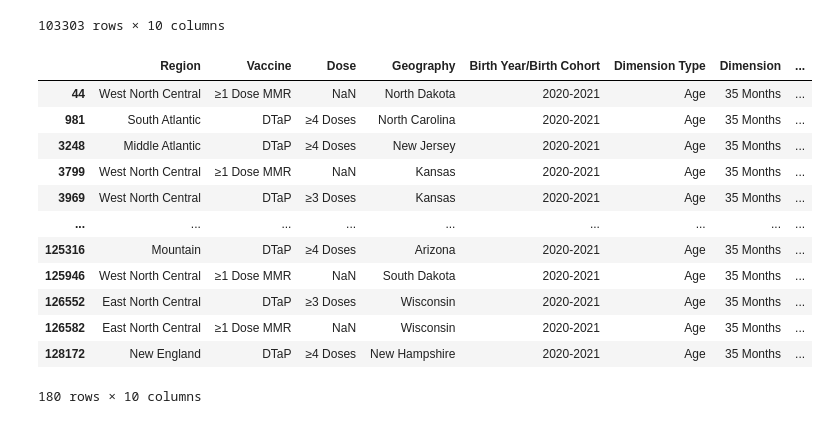
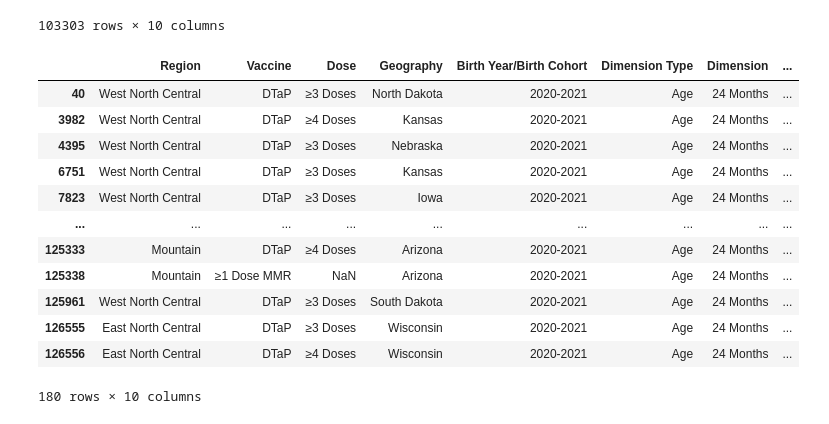
Before and after one commit to Khoi-cpu/RNN_COVID_GROUP, a Jupyter notebook: y.MMR.DTaP.ipynb, the cells around one changed output. Saved outputs shown, nothing was run; the diff lists cells and outputs as text; code cells hidden in the pictures.

```diff
--- a/y.MMR.DTaP.ipynb
+++ b/y.MMR.DTaP.ipynb
@@ -110,36 +110,36 @@ df
 # %%
 # Filter the DataFrame to only include rows where:
 # - 'Vaccine' is 'DTaP' and 'MMR'
 # - 'Birth Cohort' is '2020-2021'
 
 # Create df_filtered based on conditions in the 'Vaccine' and 'Birth Year/Birth Cohort' columns
 df_filtered = df[
     (df['Vaccine'].isin(['DTaP','≥1 Dose MMR'])) &
     (df['Birth Year/Birth Cohort'] == '2020-2021') &
-    (df['Dimension'] =='35 Months')
+    (df['Dimension'] =='24 Months')
 
     ]
 
 # Rename the column 'Estimate (%)' to 'Estimated Percentage' in df_filtered
 df_filtered = df_filtered.rename(columns={'Estimate (%)': 'Estimated_Percentage'})
 
 # Exclude rows where 'Region' is NaN
 df_filtered = df_filtered.dropna(subset=['Region'])
 
 df_filtered
 # %% [output]
 |  | Region | Vaccine | Dose | Geography | Birth Year/Birth Cohort | Dimension Type | Dimension | ... |
-| 44 | West North Central | ≥1 Dose MMR | NaN | North Dakota | 2020-2021 | Age | 35 Months | ... |
-| 981 | South Atlantic | DTaP | ≥4 Doses | North Carolina | 2020-2021 | Age | 35 Months | ... |
-| 3248 | Middle Atlantic | DTaP | ≥4 Doses | New Jersey | 2020-2021 | Age | 35 Months | ... |
-| 3799 | West North Central | ≥1 Dose MMR | NaN | Kansas | 2020-2021 | Age | 35 Months | ... |
-| 3969 | West North Central | DTaP | ≥3 Doses | Kansas | 2020-2021 | Age | 35 Months | ... |
+| 40 | West North Central | DTaP | ≥3 Doses | North Dakota | 2020-2021 | Age | 24 Months | ... |
+| 3982 | West North Central | DTaP | ≥4 Doses | Kansas | 2020-2021 | Age | 24 Months | ... |
+| 4395 | West North Central | DTaP | ≥3 Doses | Nebraska | 2020-2021 | Age | 24 Months | ... |
+| 6751 | West North Central | DTaP | ≥3 Doses | Kansas | 2020-2021 | Age | 24 Months | ... |
+| 7823 | West North Central | DTaP | ≥3 Doses | Iowa | 2020-2021 | Age | 24 Months | ... |
 | ... | ... | ... | ... | ... | ... | ... | ... | ... |
-| 125316 | Mountain | DTaP | ≥4 Doses | Arizona | 2020-2021 | Age | 35 Months | ... |
-| 125946 | West North Central | ≥1 Dose MMR | NaN | South Dakota | 2020-2021 | Age | 35 Months | ... |
-| 126552 | East North Central | DTaP | ≥3 Doses | Wisconsin | 2020-2021 | Age | 35 Months | ... |
-| 126582 | East North Central | ≥1 Dose MMR | NaN | Wisconsin | 2020-2021 | Age | 35 Months | ... |
-| 128172 | New England | DTaP | ≥4 Doses | New Hampshire | 2020-2021 | Age | 35 Months | ... |
+| 125333 | Mountain | DTaP | ≥4 Doses | Arizona | 2020-2021 | Age | 24 Months | ... |
+| 125338 | Mountain | ≥1 Dose MMR | NaN | Arizona | 2020-2021 | Age | 24 Months | ... |
+| 125961 | West North Central | DTaP | ≥3 Doses | South Dakota | 2020-2021 | Age | 24 Months | ... |
+| 126555 | East North Central | DTaP | ≥3 Doses | Wisconsin | 2020-2021 | Age | 24 Months | ... |
+| 126556 | East North Central | DTaP | ≥4 Doses | Wisconsin | 2020-2021 | Age | 24 Months | ... |
 180 rows × 10 columns
 # %%
 # Define the 9 regions including 'East South Central'
```
Also changed, not shown: parts of 2 cells of this notebook.
